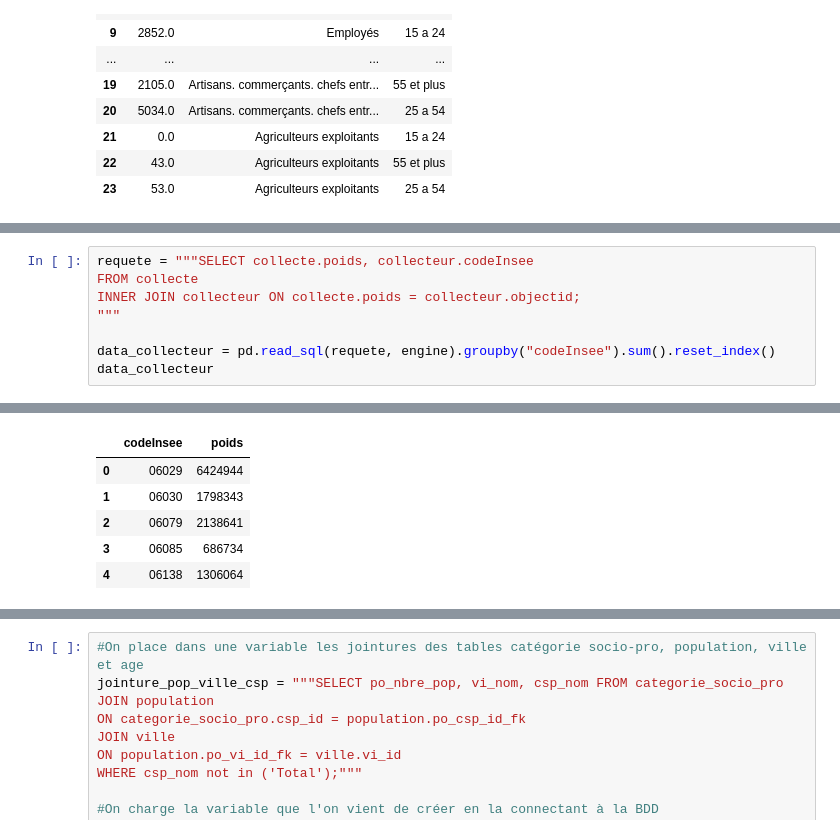
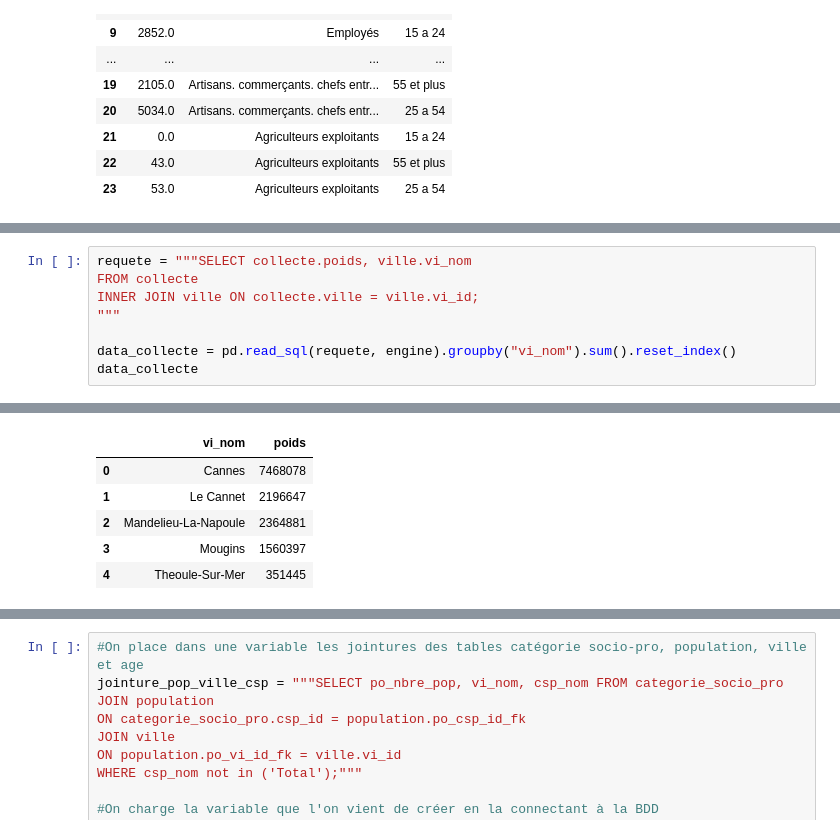
Before and after one commit to niryras/Cliink_Equipe2, a Jupyter notebook: jupyter/Data Visualisation.ipynb, the cells around one changed output, grey strips where cells are left out. Saved outputs shown, nothing was run; the diff lists cells and outputs as text.

```diff
--- a/jupyter/Data Visualisation.ipynb
+++ b/jupyter/Data Visualisation.ipynb
@@ -219,11 +219,11 @@ py.iplot(fig, filename='jupyter-styled_bar2')
 # %% [output]
 [interactive output not drawn]
 # %%
-requete = """SELECT collecte.poids, collecteur.codeInsee
+requete = """SELECT collecte.poids, ville.vi_nom
 FROM collecte
-INNER JOIN collecteur ON collecte.poids = collecteur.objectid;
+INNER JOIN ville ON collecte.ville = ville.vi_id;
 """
 
-data_collecteur = pd.read_sql(requete, engine).groupby("codeInsee").sum().reset_index()
-data_collecteur
+data_collecte = pd.read_sql(requete, engine).groupby("vi_nom").sum().reset_index()
+data_collecte
 # %% [output]
@@ -241,9 +241,9 @@ INNER JOIN collecteur ON collecte.poids = collecteur.objectid;
-|  | codeInsee | poids |
-| 0 | 06029 | 6424944 |
-| 1 | 06030 | 1798343 |
-| 2 | 06079 | 2138641 |
-| 3 | 06085 | 686734 |
-| 4 | 06138 | 1306064 |
+|  | vi_nom | poids |
+| 0 | Cannes | 7468078 |
+| 1 | Le Cannet | 2196647 |
+| 2 | Mandelieu-La-Napoule | 2364881 |
+| 3 | Mougins | 1560397 |
+| 4 | Theoule-Sur-Mer | 351445 |
 # %%
 #Diagramme à barre présentant le poids des collecteurs par ville
 
```
Also changed, not shown: parts of 2 cells of this notebook, 9 other files.
